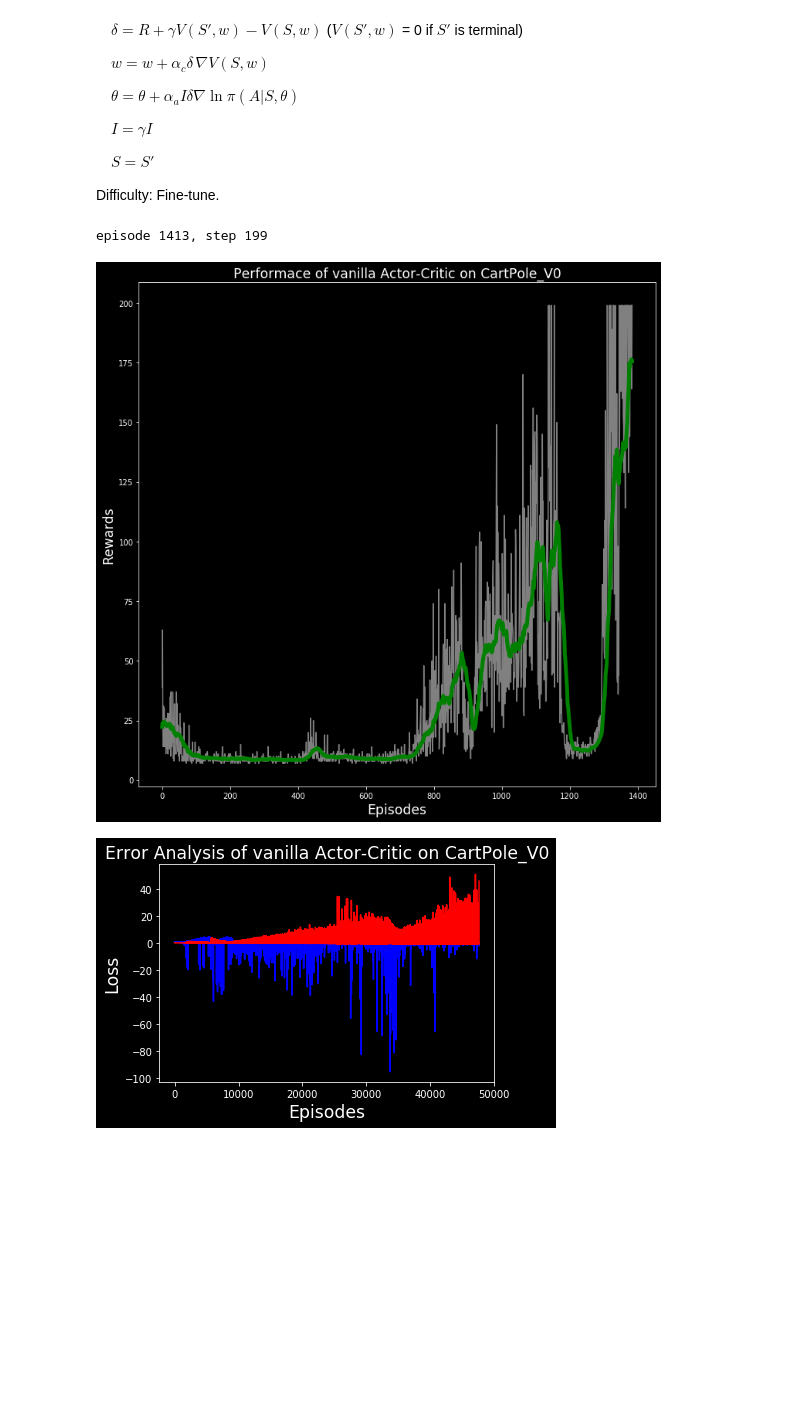
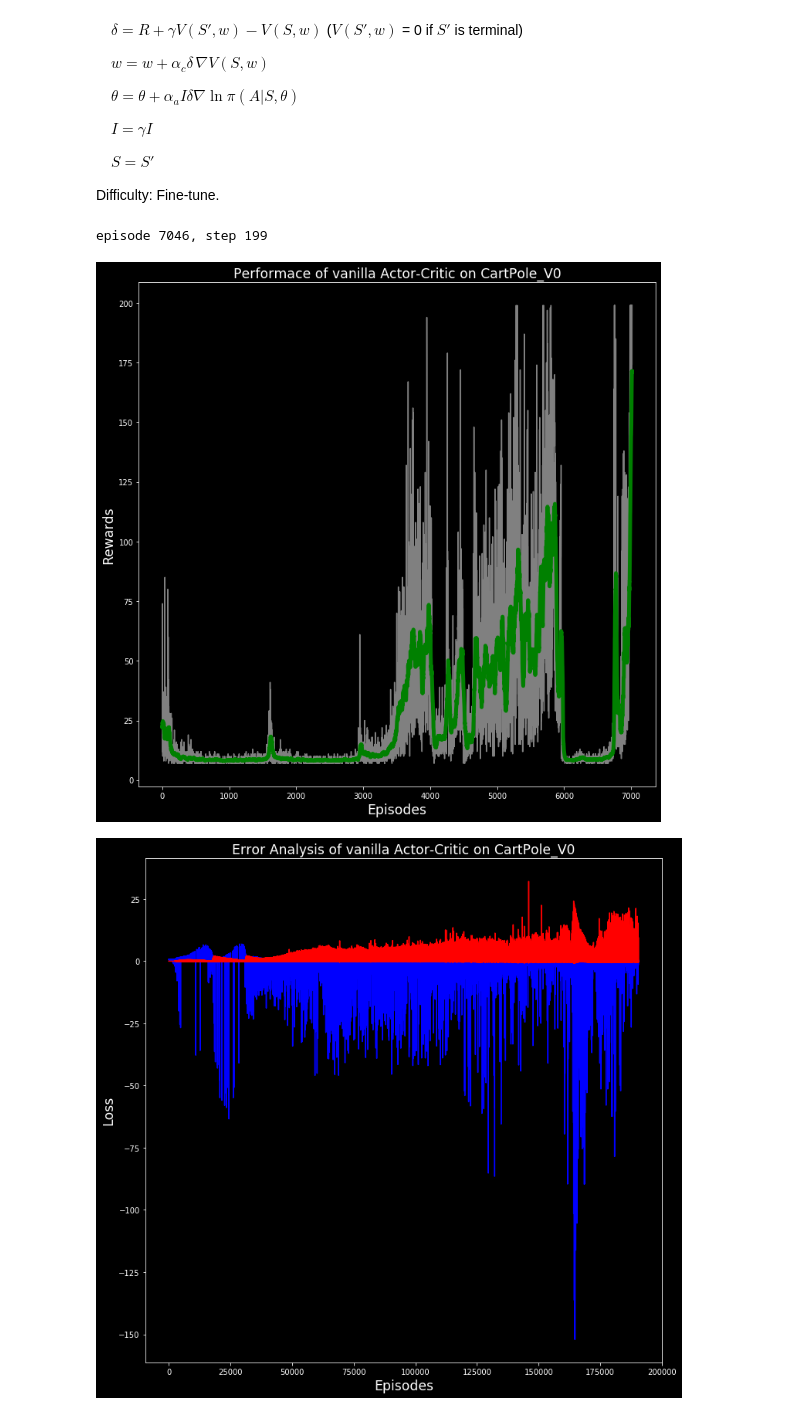
Before and after one commit to LyWangPX/Reinforcement_Learning_Coding_Examples, a Jupyter notebook: PyTorch/CartPole/Plain-Actor-Critic/pyTorch_CartPole_Vanilla_Actor_Critic.ipynb, the cells around one changed output. Cells and saved outputs as stored; diff of their text form; code cells hidden in the pictures; blank space fills up the shorter version.

```diff
--- a/PyTorch/CartPole/Plain-Actor-Critic/pyTorch_CartPole_Vanilla_Actor_Critic.ipynb
+++ b/PyTorch/CartPole/Plain-Actor-Critic/pyTorch_CartPole_Vanilla_Actor_Critic.ipynb
@@ -54,13 +54,13 @@ class Actor(torch.nn.Module):
 env = gym.make('CartPole-v0')
 obs = env.reset()
 actor = Actor()
-optimizer_actor= torch.optim.Adam(actor.parameters(), lr=0.0001)
+optimizer_actor= torch.optim.Adam(actor.parameters(), lr=0.00003)
 gamma = 0.99
-alpha_c = 0.01
+alpha_c = 0.007
 steps = []
 A_loss = []
 C_loss = []
-for episode in range(2000):
+for episode in range(10000):
     I = 1
     for step in range(200):
         #-----lines below are line-corresponding to the original algorithm----
@@ -90,33 +90,33 @@ for episode in range(2000):
         loss.backward()
         optimizer_actor.step()
         if done:
             steps.append(step)
             print(f'episode {episode}, step {step}', end='\r')
             obs = env.reset()
             break
     if np.mean(steps[-20:]) > 180:
         break
 mid = []
 interval = 30
 plt.style.use('dark_background')
 for i in range(len(steps) - interval):
     mid.append(np.mean(steps[i:i+interval+1]))
 plt.figure(figsize=(12,12))
 plt.title('Performace of vanilla Actor-Critic on CartPole_V0',fontsize = 'xx-large')
 plt.xlabel('Episodes', fontsize = 'xx-large')
 plt.ylabel('Rewards',fontsize = 'xx-large')
 x_fit = list(range(len(steps) - interval))
 plt.plot(x_fit, steps[interval:], '-', c = 'gray', label='Reward')
 plt.plot(mid, '-', c= 'green', linewidth = 5, label='Moving Average Reward')
 plt.show()
 plt.figure(figsize=(12,12))
 plt.title('Error Analysis of vanilla Actor-Critic on CartPole_V0',fontsize = 'xx-large')
 plt.xlabel('Episodes', fontsize = 'xx-large')
 plt.ylabel('Loss',fontsize = 'xx-large')
 plt.plot(A_loss, c = 'blue', label = 'Actor_Loss')
 plt.plot(C_loss, c = 'red', label = 'Critic_Loss')
 plt.show()
 # %% [output]
-episode 1413, step 199
+episode 7046, step 199
-[figure, old version]
+[figure, new version]
-[figure, old version]
+[figure, new version]
```
